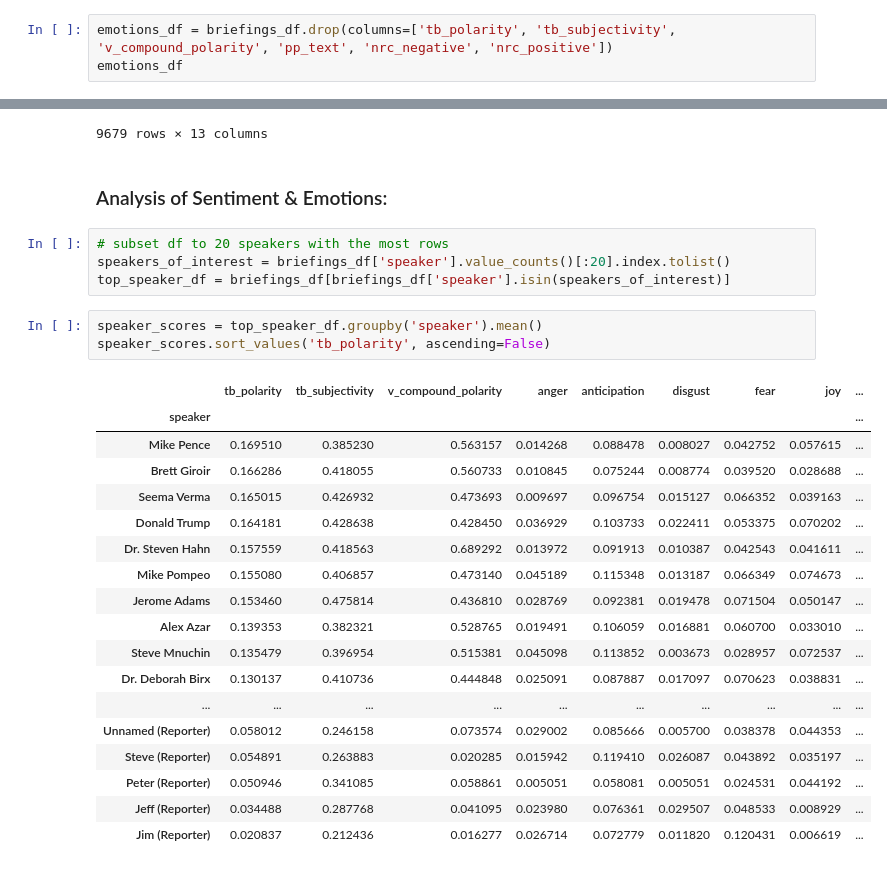
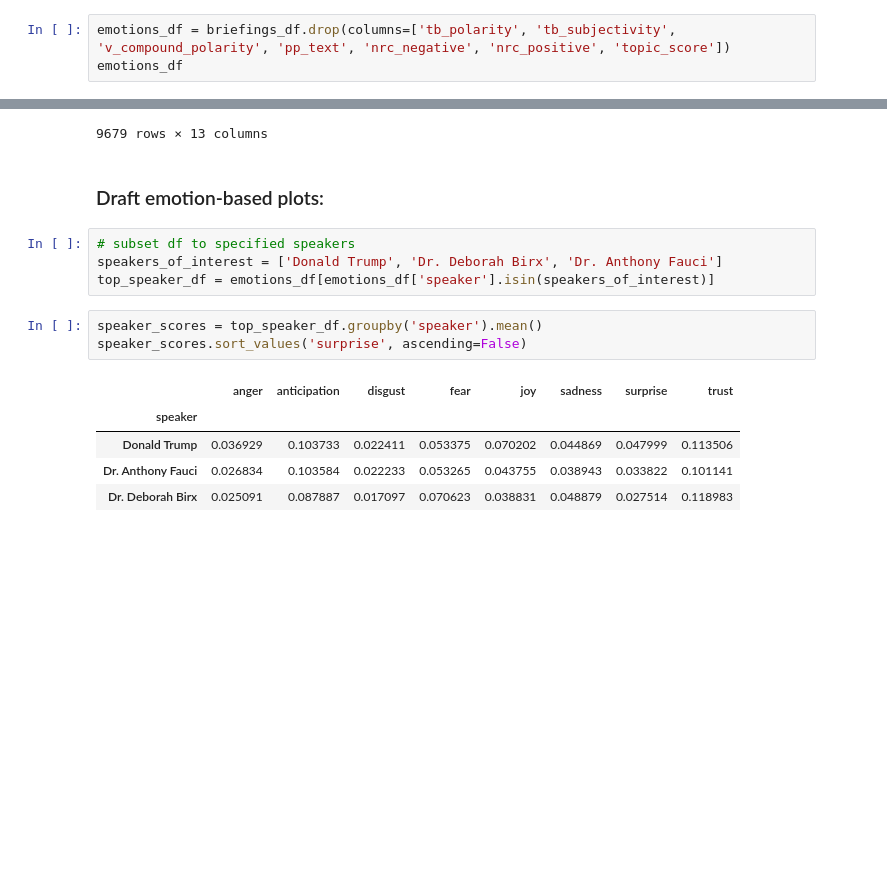
Before and after one commit to brendoncampbell/corona-briefing-tones, a Jupyter notebook: src/analysis.ipynb, the cells around one changed output, grey strips where cells are left out. Drawn from its saved outputs; the diff is of its cells as text; blank space fills up the shorter version.

Commit message:
Cleanup of draft plots from initial exploration

```diff
--- a/src/analysis.ipynb
+++ b/src/analysis.ipynb
@@ -32,7 +32,7 @@ briefings_df.describe()
 | 75% | 0.244477 | 0.536981 | 0.81260 | 0.000000 | 0.142857 | 0.000000 | 0.076923 | 0.071429 | ... |
 | max | 1.000000 | 1.000000 | 0.99740 | 1.000000 | 1.000000 | 1.000000 | 1.000000 | 1.000000 | ... |
 # %%
-emotions_df = briefings_df.drop(columns=['tb_polarity', 'tb_subjectivity', 'v_compound_polarity', 'pp_text', 'nrc_negative', 'nrc_positive'])
+emotions_df = briefings_df.drop(columns=['tb_polarity', 'tb_subjectivity', 'v_compound_polarity', 'pp_text', 'nrc_negative', 'nrc_positive', 'topic_score'])
 emotions_df
 # %% [output]
 |  | date | timestamp | speaker | text | anger | anticipation | disgust | fear | joy | sadness | ... |
@@ -48,31 +48,18 @@ emotions_df
 | 9677 | 2020-04-27 | 01:01:36 | Donald Trump | So yeah, we’ve lost a lot of peop... | 0.071429 | 0.142857 | 0.000000 | 0.071429 | 0.071429 | 0.071429 | ... |
 | 9678 | 2020-04-27 | 01:02:17 | Donald Trump | The press doesn’t talk about vent... | 0.000000 | 0.111111 | 0.000000 | 0.000000 | 0.000000 | 0.000000 | ... |
 9679 rows × 13 columns
-# %% [markdown]
-### Analysis of Sentiment & Emotions:
+# %% [markdown]
+### Draft emotion-based plots:
 # %%
-# subset df to 20 speakers with the most rows
-speakers_of_interest = briefings_df['speaker'].value_counts()[:20].index.tolist()
-top_speaker_df = briefings_df[briefings_df['speaker'].isin(speakers_of_interest)]
+# subset df to specified speakers
+speakers_of_interest = ['Donald Trump', 'Dr. Deborah Birx', 'Dr. Anthony Fauci']
+top_speaker_df = emotions_df[emotions_df['speaker'].isin(speakers_of_interest)]
 # %%
 speaker_scores = top_speaker_df.groupby('speaker').mean()
-speaker_scores.sort_values('tb_polarity', ascending=False)
+speaker_scores.sort_values('surprise', ascending=False)
 # %% [output]
-|  | tb_polarity | tb_subjectivity | v_compound_polarity | anger | anticipation | disgust | fear | joy | ... |
-| speaker |  |  |  |  |  |  |  |  | ... |
-| Mike Pence | 0.169510 | 0.385230 | 0.563157 | 0.014268 | 0.088478 | 0.008027 | 0.042752 | 0.057615 | ... |
-| Brett Giroir | 0.166286 | 0.418055 | 0.560733 | 0.010845 | 0.075244 | 0.008774 | 0.039520 | 0.028688 | ... |
-| Seema Verma | 0.165015 | 0.426932 | 0.473693 | 0.009697 | 0.096754 | 0.015127 | 0.066352 | 0.039163 | ... |
-| Donald Trump | 0.164181 | 0.428638 | 0.428450 | 0.036929 | 0.103733 | 0.022411 | 0.053375 | 0.070202 | ... |
-| Dr. Steven Hahn | 0.157559 | 0.418563 | 0.689292 | 0.013972 | 0.091913 | 0.010387 | 0.042543 | 0.041611 | ... |
-| Mike Pompeo | 0.155080 | 0.406857 | 0.473140 | 0.045189 | 0.115348 | 0.013187 | 0.066349 | 0.074673 | ... |
-| Jerome Adams | 0.153460 | 0.475814 | 0.436810 | 0.028769 | 0.092381 | 0.019478 | 0.071504 | 0.050147 | ... |
-| Alex Azar | 0.139353 | 0.382321 | 0.528765 | 0.019491 | 0.106059 | 0.016881 | 0.060700 | 0.033010 | ... |
-| Steve Mnuchin | 0.135479 | 0.396954 | 0.515381 | 0.045098 | 0.113852 | 0.003673 | 0.028957 | 0.072537 | ... |
-| Dr. Deborah Birx | 0.130137 | 0.410736 | 0.444848 | 0.025091 | 0.087887 | 0.017097 | 0.070623 | 0.038831 | ... |
-| ... | ... | ... | ... | ... | ... | ... | ... | ... | ... |
-| Unnamed (Reporter) | 0.058012 | 0.246158 | 0.073574 | 0.029002 | 0.085666 | 0.005700 | 0.038378 | 0.044353 | ... |
-| Steve (Reporter) | 0.054891 | 0.263883 | 0.020285 | 0.015942 | 0.119410 | 0.026087 | 0.043892 | 0.035197 | ... |
-| Peter (Reporter) | 0.050946 | 0.341085 | 0.058861 | 0.005051 | 0.058081 | 0.005051 | 0.024531 | 0.044192 | ... |
-| Jeff (Reporter) | 0.034488 | 0.287768 | 0.041095 | 0.023980 | 0.076361 | 0.029507 | 0.048533 | 0.008929 | ... |
-| Jim (Reporter) | 0.020837 | 0.212436 | 0.016277 | 0.026714 | 0.072779 | 0.011820 | 0.120431 | 0.006619 | ... |
+|  | anger | anticipation | disgust | fear | joy | sadness | surprise | trust |
+| speaker |  |  |  |  |  |  |  |  |
+| Donald Trump | 0.036929 | 0.103733 | 0.022411 | 0.053375 | 0.070202 | 0.044869 | 0.047999 | 0.113506 |
+| Dr. Anthony Fauci | 0.026834 | 0.103584 | 0.022233 | 0.053265 | 0.043755 | 0.038943 | 0.033822 | 0.101141 |
+| Dr. Deborah Birx | 0.025091 | 0.087887 | 0.017097 | 0.070623 | 0.038831 | 0.048879 | 0.027514 | 0.118983 |
```
Also changed, not shown: parts of 16 cells of this notebook, 2 other files.
